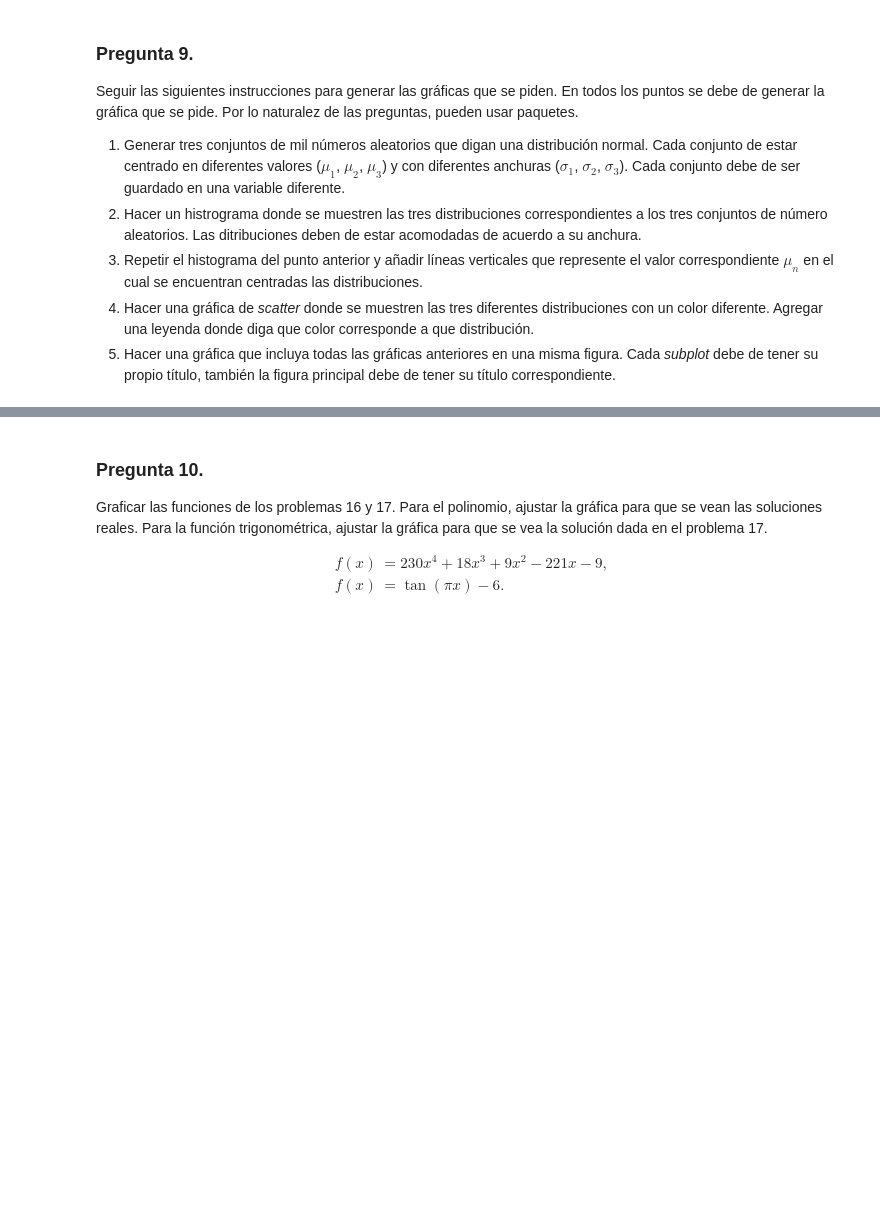
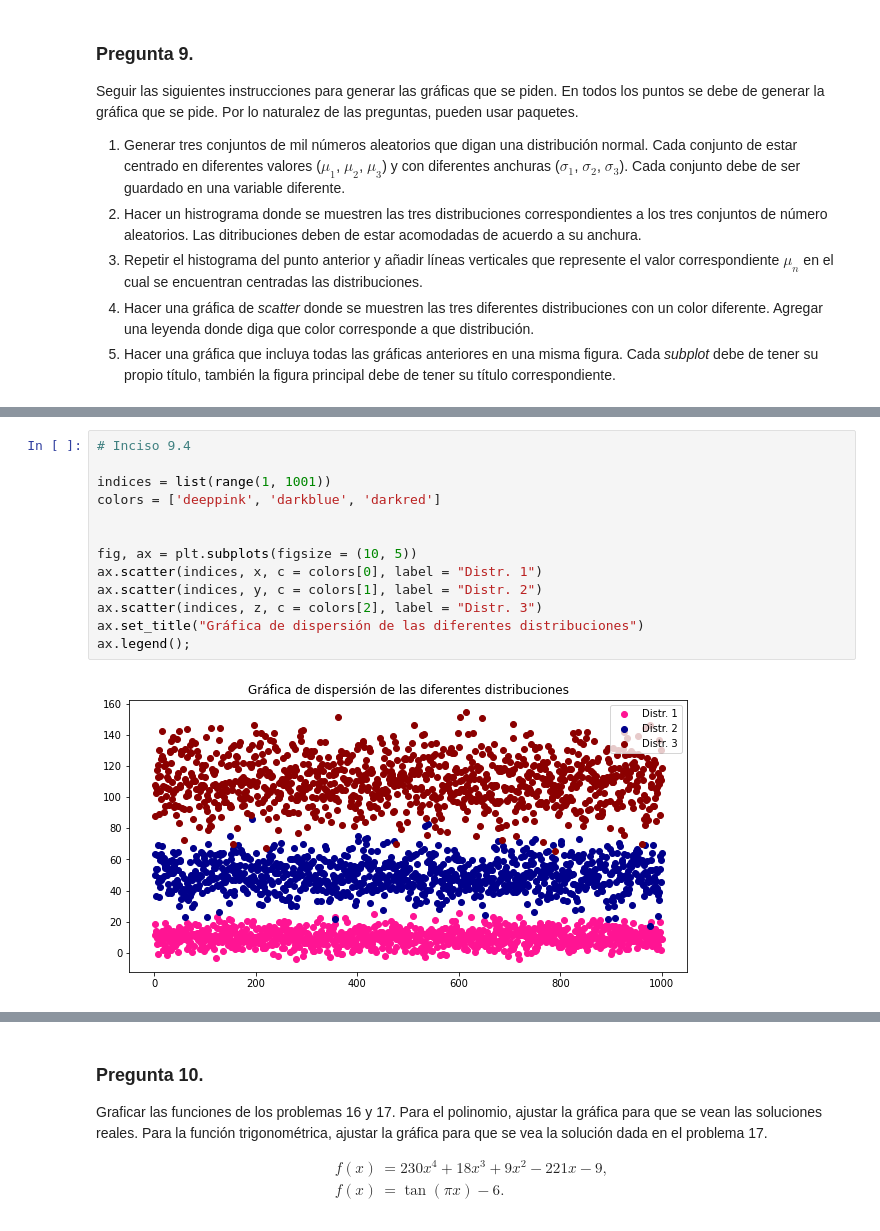
Before and after one commit to MarcosLopezM/Tarea2_MNyAC, a Jupyter notebook: Tarea2.ipynb, the cells around one changed output, grey strips where cells are left out. Drawn from its saved outputs; the diff is of its cells as text; blank space fills up the shorter version.

```diff
--- a/Tarea2.ipynb
+++ b/Tarea2.ipynb
@@ -303,0 +344,15 @@ Seguir las siguientes instrucciones para generar las gráficas que se piden. En
+# %%
+# Inciso 9.4
+
+indices = list(range(1, 1001))
+colors = ['deeppink', 'darkblue', 'darkred']
+
+
+fig, ax = plt.subplots(figsize = (10, 5))
+ax.scatter(indices, x, c = colors[0], label = "Distr. 1")
+ax.scatter(indices, y, c = colors[1], label = "Distr. 2")
+ax.scatter(indices, z, c = colors[2], label = "Distr. 3")
+ax.set_title("Gráfica de dispersión de las diferentes distribuciones")
+ax.legend();
+# %% [output]
+[figure, added]
```
Also changed, not shown: parts of 40 cells of this notebook.
